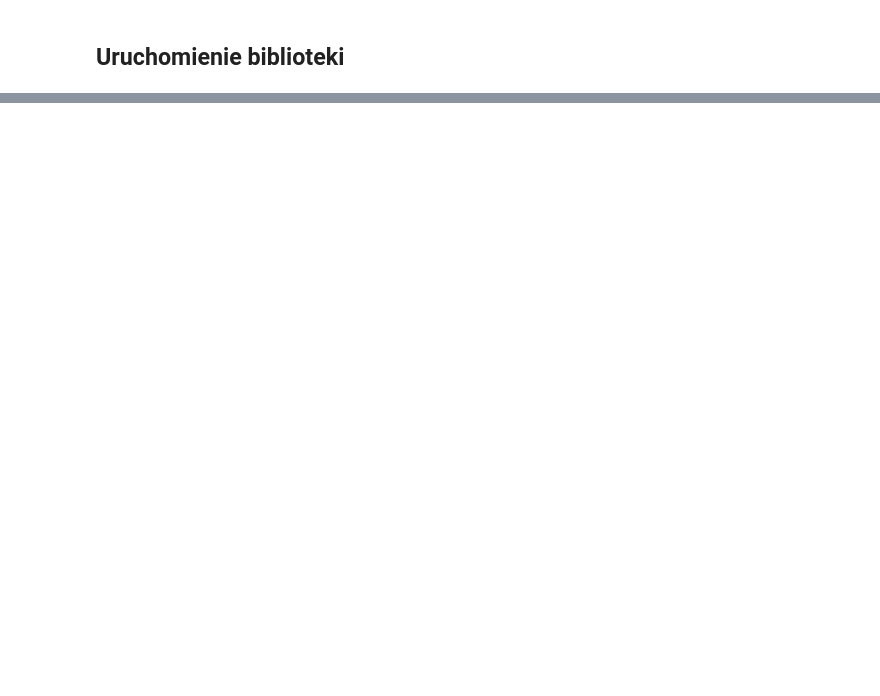
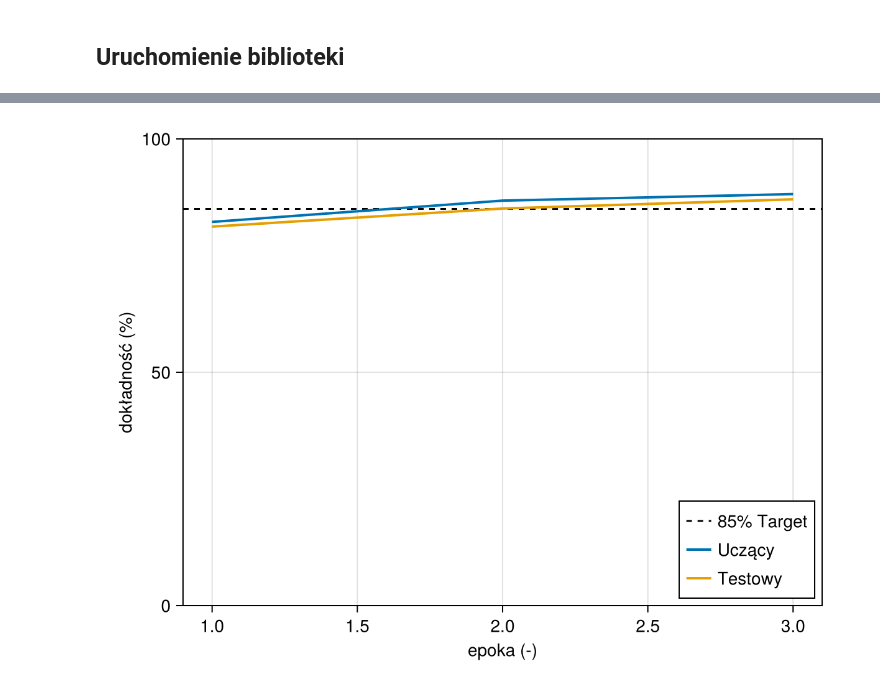
Before and after one commit to kacperfin/julia-backpropagation, a Jupyter notebook: AD.ipynb, the cells around one changed output, grey strips where cells are left out. Cells and saved outputs as stored; diff of their text form; code cells hidden in the pictures; blank space fills up the shorter version.

Commit message:
Optimize to meet 85% acc in <15 min requirement

```diff
--- a/AD.ipynb
+++ b/AD.ipynb
@@ -559,19 +590,49 @@ end
 ## Uruchomienie biblioteki
 # %%
 using MLDatasets, Flux
-using Statistics: mean
-
-println("\n[x] Ładowanie danych FashionMNIST...")
-train_data = MLDatasets.FashionMNIST(split=:train) # 60 000
-test_data  = MLDatasets.FashionMNIST(split=:test) # 10 000
+train_data = MLDatasets.FashionMNIST(split=:train)
+test_data  = MLDatasets.FashionMNIST(split=:test)
 
 function loader(data; batchsize::Int=1)
-    x4dim = reshape(data.features, 28, 28, 1, :)
-    yhot  = Flux.onehotbatch(data.targets, 0:9) # 10×60000 OneHotMatrix
+    x4dim = reshape(data.features, 28, 28, 1, :) # insert trivial channel dim
+    yhot  = Flux.onehotbatch(data.targets, 0:9)  # make a 10×60000 OneHotMatrix
     Flux.DataLoader((x4dim, yhot); batchsize, shuffle=true)
 end
 
-println("[x] Budowanie architektury modelu CNN...")
+function evaluate_accuracy(model_graph, data_loader, input_node, target_node, output_node)
+    correct = 0
+    total = 0
+
+    # We use Flux's onecold to easily grab the index of the highest probability
+    for (x, y) in data_loader
+        # Skip incomplete batches at the tail end of the dataset
+        if size(x, 4) != size(input_node.data, 4)
+            continue
+        end
+
+        # Forward pass without backward or optimize
+        forward!(model_graph, input_node => x, target_node => y)
+
+        # onecold converts the one-hot encoded matrix back to class indices (0-9)
+        pred = Flux.onecold(output_node.data, 0:9)
+        truth = Flux.onecold(y, 0:9)
+
+        correct += sum(pred .== truth)
+        total += length(truth)
+    end
+
+    return correct / total
+end
+
+epochs = 3
+η = 0.01
+batch_size = 10
+
+println("\n[x] Ładowanie danych...")
+train_loader = loader(train_data; batchsize=batch_size)
+test_loader  = loader(test_data; batchsize=batch_size)
+
+println("[x] Budowanie architektury sieci neuronowej...")
 net = chain((
   conv((3, 3), 1 => 6, pad=1, bias=false),
   maxpool((2, 2)),
@@ -582,4 +643,57 @@ net = chain((
   dropout(0.4),
   dense(84 => 10)
 ))
+
+input  = tensor(28, 28, 1, batch_size)
+target = tensor(10, batch_size)
+output = net(input) # Zwraca przedostatni GraphNode (przed lossem)
+loss   = logitcrossentropy(output, target) # zwraca ostatni GraphNode (loss)
+model  = graph(loss) # zwraca wektor GraphNode'ów w odpowiedniej kolejności
+
+println("\n[x] Rozpoczynanie uczenia...")
+accuracy = zeros(epochs, 2) # dla 3 epok: 3x2
+
+for epoch in 1:epochs
+    println("--- Epoka $epoch ---")
+
+    @time begin
+        for (x, y) in train_loader
+            # Pomijanie niepełnych batchy (gdyby liczba danych nie była podzielna przez liczbę danych)
+            if size(x, 4) != batch_size
+                continue
+            end
+
+            zerograd!(model) # zerowanie gradientów
+            forward!(model, input => x, target => y) # przejście w przód
+            backward!(model) # przejście w tył
+            optimize!(model, η) # poprawienie wag (spadek gradientu)
+        end
+    end
+
+    train_acc = evaluate_accuracy(model, train_loader, input, target, output)
+    test_acc  = evaluate_accuracy(model, test_loader, input, target, output)
+
+    train_acc_pct = round(train_acc * 100, digits=2)
+    test_acc_pct  = round(test_acc * 100, digits=2)
+
+    println("Dokładność na zbiorze uczącym: $train_acc_pct%")
+    println("Dokładność na zbiorze testowym:  $test_acc_pct%\n")
+
+    accuracy[epoch, 1] = train_acc_pct
+    accuracy[epoch, 2] = test_acc_pct
+end
+
+println("[x] Generowanie wykresów...")
+using CairoMakie
+
+fig = Figure()
+gca = Axis(fig[1,1], xlabel="epoka (-)", ylabel="dokładność (%)")
+hlines!(85, linestyle=:dash, color=:black, label="85% Target")
+
+lines!(gca, 1:epochs, accuracy[:,1], linewidth=2, label="Uczący")
+lines!(gca, 1:epochs, accuracy[:,2], linewidth=2, label="Testowy")
+ylims!(gca, (0, 100))
+axislegend(gca, position = :rb)
+
+display(fig)
 # %% [output]
@@ -587,0 +720 @@ net = chain((
+[figure, added]
```
Also changed, not shown: parts of 3 cells of this notebook.
